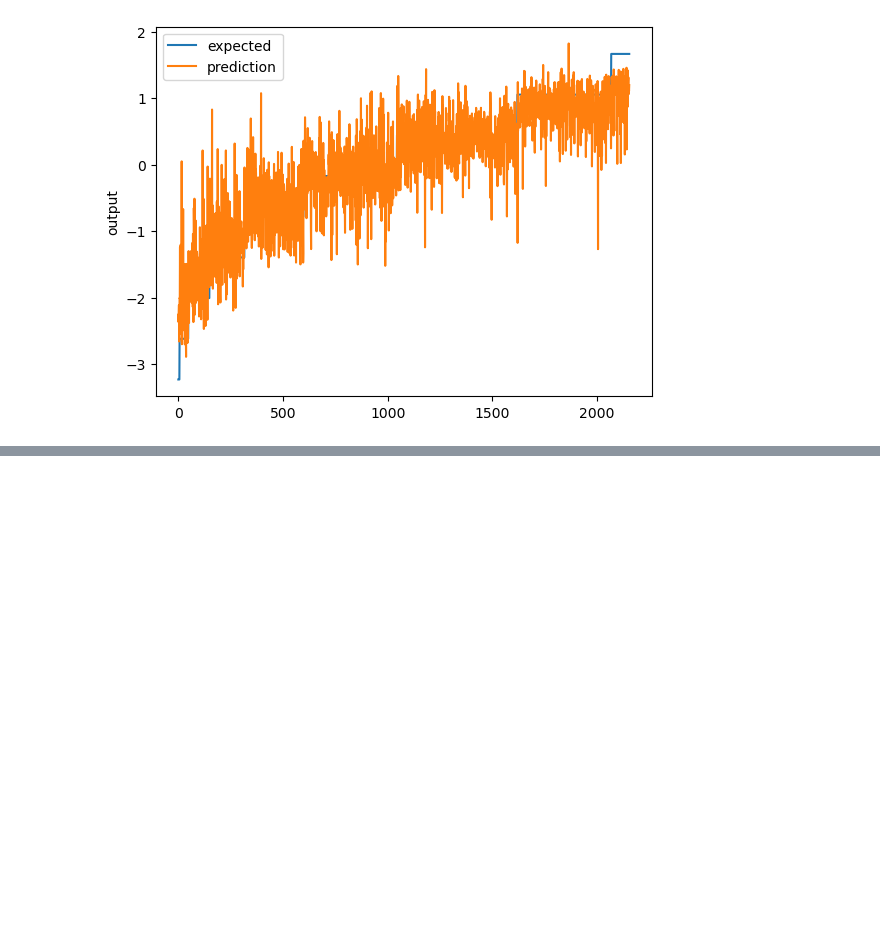
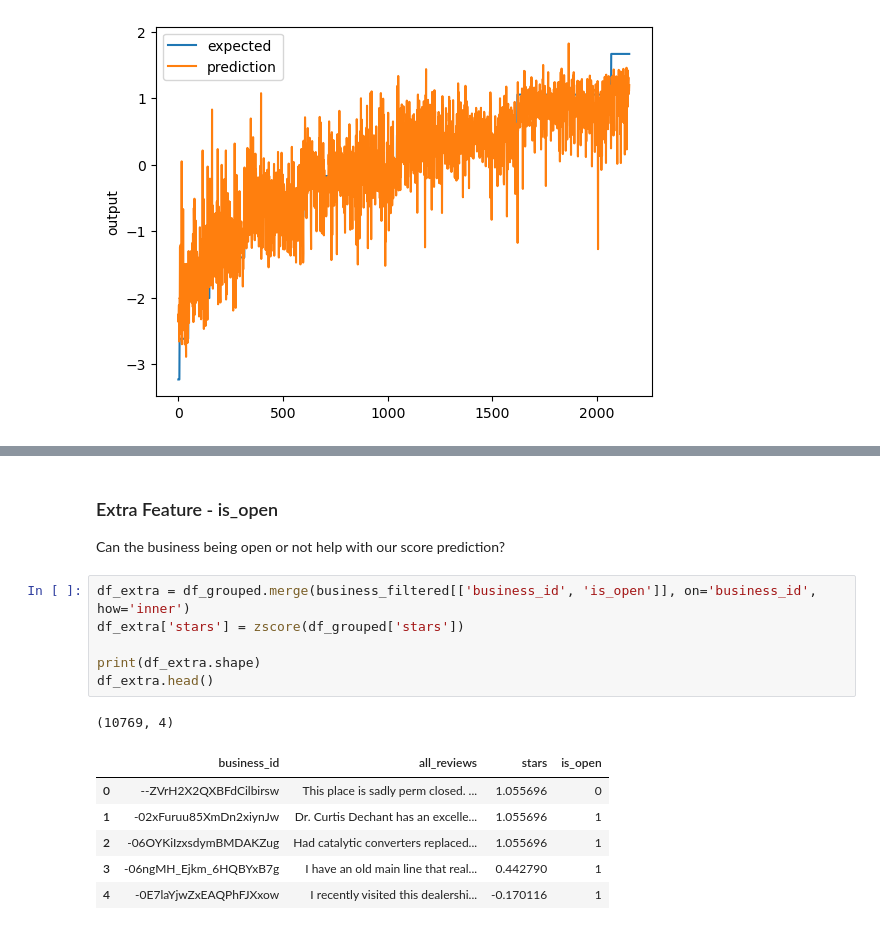
Before and after one commit to rahulio96/yelp-neural-network, a Jupyter notebook: main.ipynb, the cells around one changed output, grey strips where cells are left out. Cells and saved outputs as stored; diff of their text form; blank space fills up the shorter version.

```diff
--- a/main.ipynb
+++ b/main.ipynb
@@ -632,0 +676,17 @@ Activation: relu, sigmoid, tanh
+# %% [markdown]
+### Extra Feature - is_open
+Can the business being open or not help with our score prediction?
+# %%
+df_extra = df_grouped.merge(business_filtered[['business_id', 'is_open']], on='business_id', how='inner')
+df_extra['stars'] = zscore(df_grouped['stars'])
+
+print(df_extra.shape)
+df_extra.head()
+# %% [output]
+(10769, 4)
+|  | business_id | all_reviews | stars | is_open |
+| 0 | --ZVrH2X2QXBFdCilbirsw | This place is sadly perm closed. ... | 1.055696 | 0 |
+| 1 | -02xFuruu85XmDn2xiynJw | Dr. Curtis Dechant has an excelle... | 1.055696 | 1 |
+| 2 | -06OYKiIzxsdymBMDAKZug | Had catalytic converters replaced... | 1.055696 | 1 |
+| 3 | -06ngMH_Ejkm_6HQBYxB7g | I have an old main line that real... | 0.442790 | 1 |
+| 4 | -0E7laYjwZxEAQPhFJXxow | I recently visited this dealershi... | -0.170116 | 1 |
```
Also changed, not shown: parts of 12 cells of this notebook.
